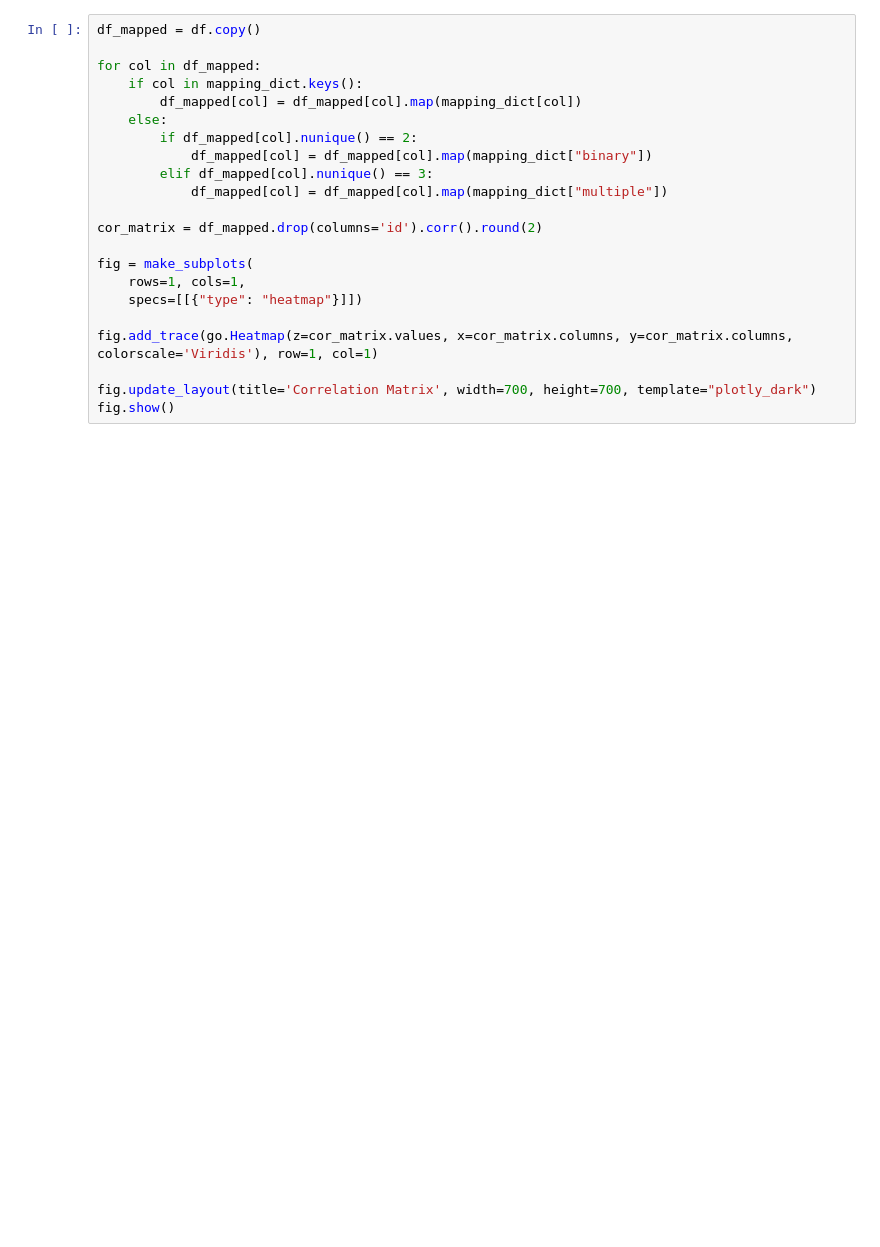
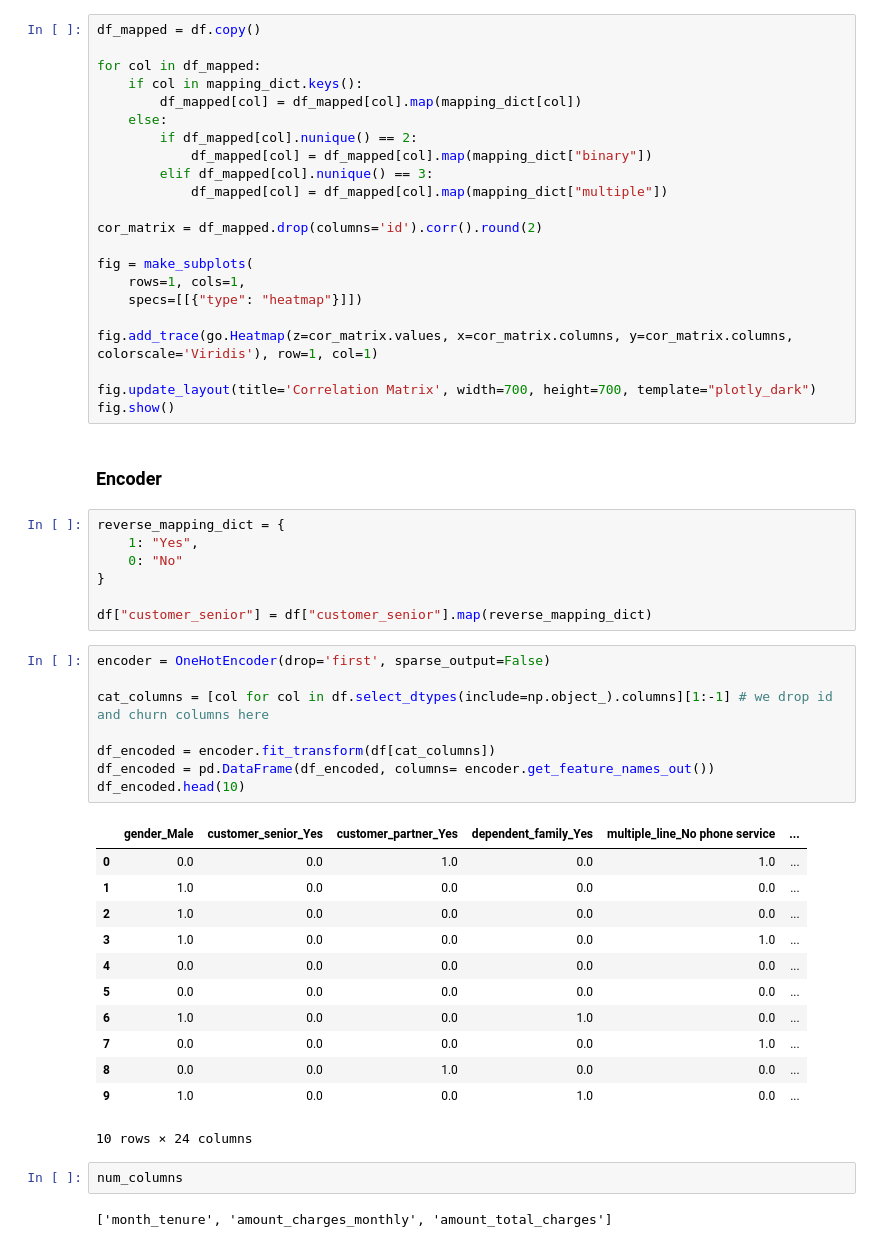
Before and after one commit to n-pizzetta/churn_prediction, a Jupyter notebook: notebooks/sigurd.ipynb, the cells around one changed output. Saved outputs shown, nothing was run; the diff lists cells and outputs as text; blank space fills up the shorter version.

```diff
--- a/notebooks/sigurd.ipynb
+++ b/notebooks/sigurd.ipynb
@@ -246,3 +244,37 @@ fig.add_trace(go.Heatmap(z=cor_matrix.values, x=cor_matrix.columns, y=cor_matrix
 
 fig.update_layout(title='Correlation Matrix', width=700, height=700, template="plotly_dark")
 fig.show()
+# %% [markdown]
+### Encoder
+# %%
+reverse_mapping_dict = {
+    1: "Yes",
+    0: "No"
+}
+
+df["customer_senior"] = df["customer_senior"].map(reverse_mapping_dict)
+# %%
+encoder = OneHotEncoder(drop='first', sparse_output=False)
+
+cat_columns = [col for col in df.select_dtypes(include=np.object_).columns][1:-1] # we drop id and churn columns here
+
+df_encoded = encoder.fit_transform(df[cat_columns])
+df_encoded = pd.DataFrame(df_encoded, columns= encoder.get_feature_names_out())
+df_encoded.head(10)
+# %% [output]
+|  | gender_Male | customer_senior_Yes | customer_partner_Yes | dependent_family_Yes | multiple_line_No phone service | ... |
+| 0 | 0.0 | 0.0 | 1.0 | 0.0 | 1.0 | ... |
+| 1 | 1.0 | 0.0 | 0.0 | 0.0 | 0.0 | ... |
+| 2 | 1.0 | 0.0 | 0.0 | 0.0 | 0.0 | ... |
+| 3 | 1.0 | 0.0 | 0.0 | 0.0 | 1.0 | ... |
+| 4 | 0.0 | 0.0 | 0.0 | 0.0 | 0.0 | ... |
+| 5 | 0.0 | 0.0 | 0.0 | 0.0 | 0.0 | ... |
+| 6 | 1.0 | 0.0 | 0.0 | 1.0 | 0.0 | ... |
+| 7 | 0.0 | 0.0 | 0.0 | 0.0 | 1.0 | ... |
+| 8 | 0.0 | 0.0 | 1.0 | 0.0 | 0.0 | ... |
+| 9 | 1.0 | 0.0 | 0.0 | 1.0 | 0.0 | ... |
+10 rows × 24 columns
+# %%
+num_columns
+# %% [output]
+['month_tenure', 'amount_charges_monthly', 'amount_total_charges']
```
Also changed, not shown: parts of 3 cells of this notebook.
